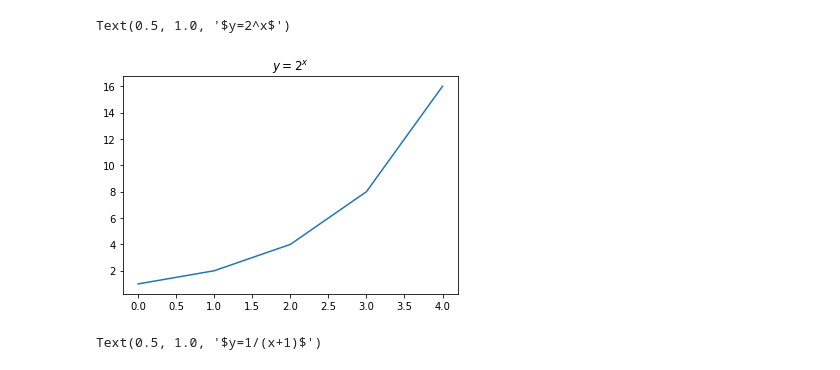
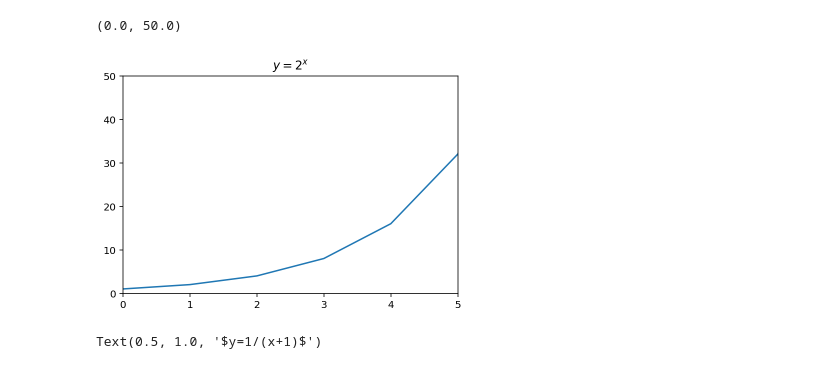
Before and after one commit to richie-p-meyer/numpy-pandas-visualization-exercises, a Jupyter notebook: matplotlib_exercises.ipynb, the cells around one changed output. Cells and saved outputs as stored; diff of their text form; code cells hidden in the pictures.

```diff
--- a/matplotlib_exercises.ipynb
+++ b/matplotlib_exercises.ipynb
@@ -7,7 +8,10 @@ import math
 # %%
 # Plot y = x2 - x + 2
-x = range(-5,10)
+x = range(-100,100)
 y = [xx**2-xx+2 for xx in x]
+plt.xlabel('x')
+plt.ylabel('y')
+plt.title('$x^2 -x +2')
 plt.plot(x,y,c='green')
 plt.annotate('Origin', xy = (0,0), xytext = (0,5),arrowprops = {'facecolor':'blue'})
 plt.show()
@@ -28,9 +32,12 @@ Text(0.5, 1.0, '$x^3$')
 # %%
-plt.plot(x, [2**xx for xx in x])
+y = [2**xx for xx in x]
+plt.plot(x,y)
 plt.title('$y=2^x$')
+plt.xlim(0,5)
+plt.ylim(0,50)
 # %% [output]
-Text(0.5, 1.0, '$y=2^x$')
+(0.0, 50.0)
-[figure, old version]
+[figure, new version]
 # %%
 plt.plot(x, [1/(xx+1) for xx in x])
 plt.title('$y=1/(x+1)$')
```
Also changed, not shown: parts of 6 cells of this notebook, 4 other files.
